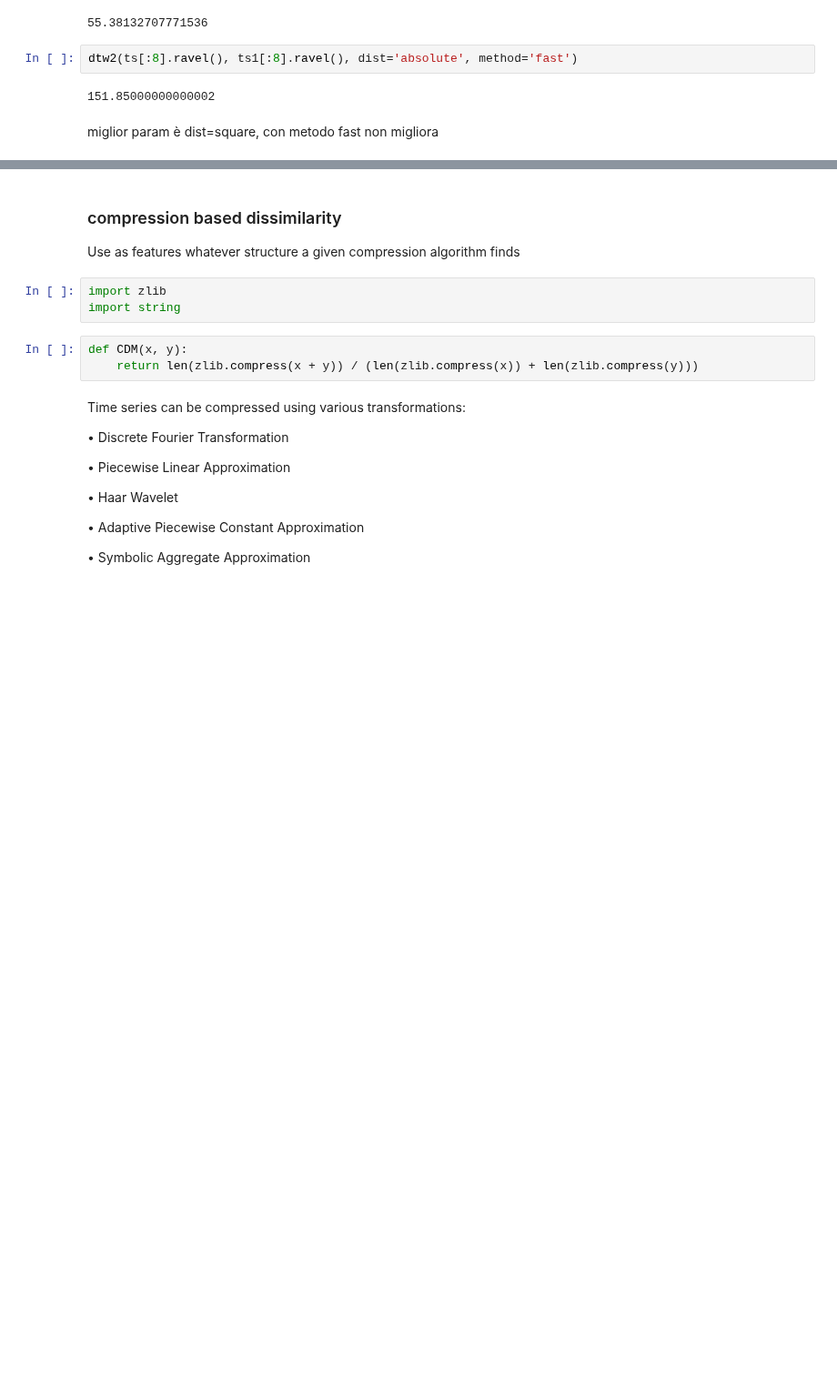
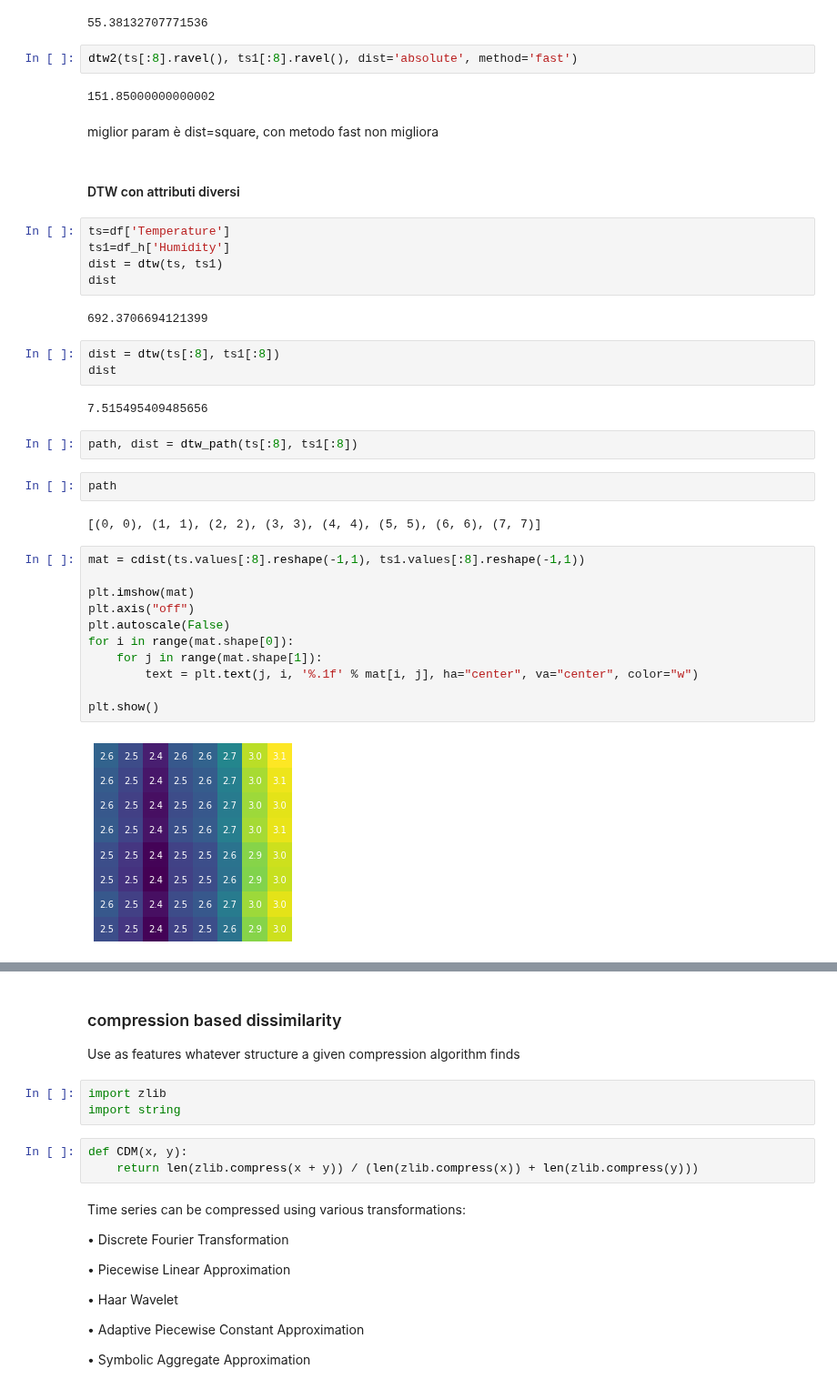
Before and after one commit to moniab/DataMining2Project, a Jupyter notebook: Time series similarity.ipynb, the cells around one changed output, grey strips where cells are left out. Shown at 91% size. Drawn from its saved outputs; the diff is of its cells as text; blank space fills up the shorter version.

```diff
--- a/Time series similarity.ipynb
+++ b/Time series similarity.ipynb
@@ -278,3 +264,36 @@ dtw2(ts[:8].ravel(), ts1[:8].ravel(), dist='absolute', method='fast')
 151.85000000000002
 # %% [markdown]
 miglior param è dist=square, con metodo fast non migliora
+# %% [markdown]
+#### DTW con attributi diversi
+# %%
+ts=df['Temperature']
+ts1=df_h['Humidity']
+dist = dtw(ts, ts1)
+dist
+# %% [output]
+692.3706694121399
+# %%
+dist = dtw(ts[:8], ts1[:8])
+dist
+# %% [output]
+7.515495409485656
+# %%
+path, dist = dtw_path(ts[:8], ts1[:8])
+# %%
+path
+# %% [output]
+[(0, 0), (1, 1), (2, 2), (3, 3), (4, 4), (5, 5), (6, 6), (7, 7)]
+# %%
+mat = cdist(ts.values[:8].reshape(-1,1), ts1.values[:8].reshape(-1,1))
+
+plt.imshow(mat)
+plt.axis("off")
+plt.autoscale(False)
+for i in range(mat.shape[0]):
+    for j in range(mat.shape[1]):
+        text = plt.text(j, i, '%.1f' % mat[i, j], ha="center", va="center", color="w")
+
+plt.show()
+# %% [output]
+[figure, added]
```
Also changed, not shown: parts of 6 cells of this notebook.
